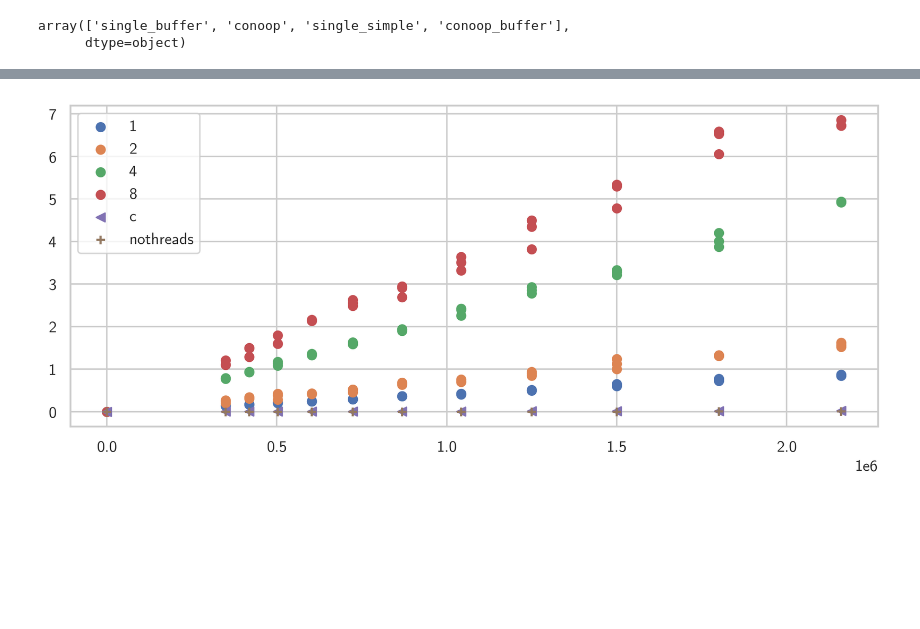
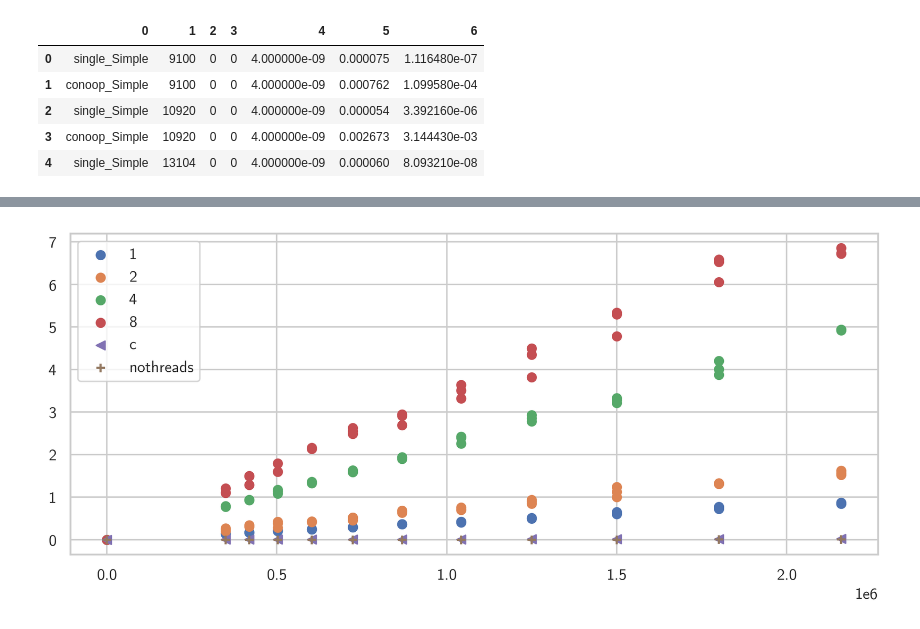
Before and after one commit to Jegp/aestream-paper, a Jupyter notebook: plots.ipynb, the cells around one changed output, grey strips where cells are left out. Cells and saved outputs as stored; diff of their text form; code cells hidden in the pictures; blank space fills up the shorter version.

```diff
--- a/plots.ipynb
+++ b/plots.ipynb
@@ -9,7 +9,7 @@ seaborn.set_theme(style="whitegrid")
 matplotlib.rcParams["font.family"] = "CMU Sans Serif"
 # %%
 def fetch_data(task):
-    df = pandas.read_csv("build/results.csv", header=None)
+    df = pd.read_csv("build/results.csv", header=None, names=)
     df.loc[:, 4:] = df.loc[:, 4:].div(1e9)
     #df[1] = df[1] / 1e6
     coroutines = df[df[0] == f"c_{task}"]
@@ -39,8 +19,13 @@ fetch_data("simple")[0]
-# %%
-d["Name"].unique()
-# %% [output]
-array(['single_buffer', 'conoop', 'single_simple', 'conoop_buffer'],
-      dtype=object)
+# %%
+d = fetch_data("simple")[0]
+d.head()
+# %% [output]
+|  | 0 | 1 | 2 | 3 | 4 | 5 | 6 |
+| 0 | single_Simple | 9100 | 0 | 0 | 4.000000e-09 | 0.000075 | 1.116480e-07 |
+| 1 | conoop_Simple | 9100 | 0 | 0 | 4.000000e-09 | 0.000762 | 1.099580e-04 |
+| 2 | single_Simple | 10920 | 0 | 0 | 4.000000e-09 | 0.000054 | 3.392160e-06 |
+| 3 | conoop_Simple | 10920 | 0 | 0 | 4.000000e-09 | 0.002673 | 3.144430e-03 |
+| 4 | single_Simple | 13104 | 0 | 0 | 4.000000e-09 | 0.000060 | 8.093210e-08 |
 # %%
 d = pd.read_csv("build/results.csv", header=None, names=["Name", "Events", "Threads", "Buffer size", "Runs", "Mean", "Std"])
 d["Mean"] /= 10e9
```
Also changed, not shown: parts of 5 cells of this notebook, 1 other file.
